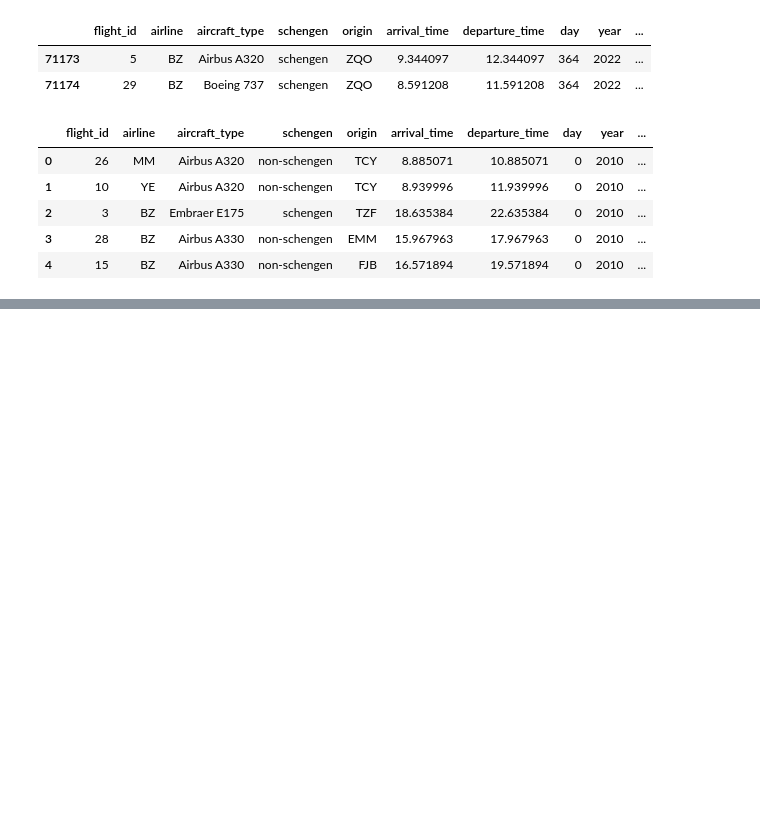
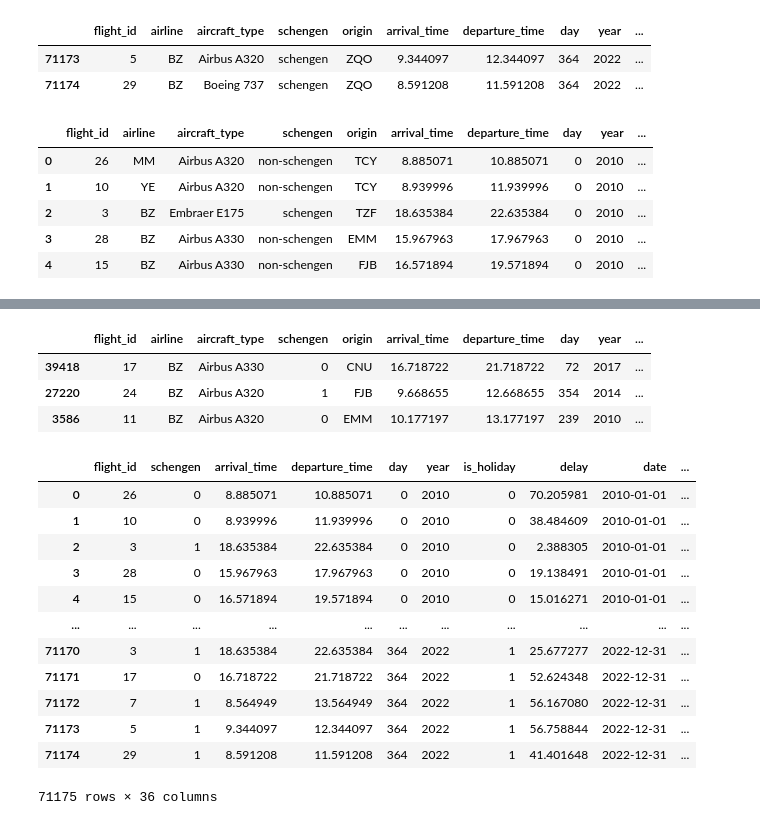
Before and after one commit to cmrondon2000/optimizacion_aeroportuaria, a Jupyter notebook: optimizacion_aeroportuaria.ipynb, the cells around one changed output, grey strips where cells are left out. Saved outputs shown, nothing was run; the diff lists cells and outputs as text; code cells hidden in the pictures; blank space fills up the shorter version.

```diff
--- a/optimizacion_aeroportuaria.ipynb
+++ b/optimizacion_aeroportuaria.ipynb
@@ -191,0 +212,28 @@ datos.head()
+# %%
+datos["schengen"] = datos["schengen"].replace({"non-schengen":0, "schengen":1})
+datos["is_holiday"] = datos["is_holiday"].replace({False:0, True:1})
+datos["is_weekend"] = datos["is_weekend"].replace({False:0, True:1})
+datos.sample(3)
+# %% [output]
+|  | flight_id | airline | aircraft_type | schengen | origin | arrival_time | departure_time | day | year | ... |
+| 39418 | 17 | BZ | Airbus A330 | 0 | CNU | 16.718722 | 21.718722 | 72 | 2017 | ... |
+| 27220 | 24 | BZ | Airbus A320 | 1 | FJB | 9.668655 | 12.668655 | 354 | 2014 | ... |
+| 3586 | 11 | BZ | Airbus A320 | 0 | EMM | 10.177197 | 13.177197 | 239 | 2010 | ... |
+# %%
+categoricas = ["airline","aircraft_type","origin","day_name"]
+
+pd.get_dummies(data = datos, columns=categoricas, dtype = int)
+# %% [output]
+|  | flight_id | schengen | arrival_time | departure_time | day | year | is_holiday | delay | date | ... |
+| 0 | 26 | 0 | 8.885071 | 10.885071 | 0 | 2010 | 0 | 70.205981 | 2010-01-01 | ... |
+| 1 | 10 | 0 | 8.939996 | 11.939996 | 0 | 2010 | 0 | 38.484609 | 2010-01-01 | ... |
+| 2 | 3 | 1 | 18.635384 | 22.635384 | 0 | 2010 | 0 | 2.388305 | 2010-01-01 | ... |
+| 3 | 28 | 0 | 15.967963 | 17.967963 | 0 | 2010 | 0 | 19.138491 | 2010-01-01 | ... |
+| 4 | 15 | 0 | 16.571894 | 19.571894 | 0 | 2010 | 0 | 15.016271 | 2010-01-01 | ... |
+| ... | ... | ... | ... | ... | ... | ... | ... | ... | ... | ... |
+| 71170 | 3 | 1 | 18.635384 | 22.635384 | 364 | 2022 | 1 | 25.677277 | 2022-12-31 | ... |
+| 71171 | 17 | 0 | 16.718722 | 21.718722 | 364 | 2022 | 1 | 52.624348 | 2022-12-31 | ... |
+| 71172 | 7 | 1 | 8.564949 | 13.564949 | 364 | 2022 | 1 | 56.167080 | 2022-12-31 | ... |
+| 71173 | 5 | 1 | 9.344097 | 12.344097 | 364 | 2022 | 1 | 56.758844 | 2022-12-31 | ... |
+| 71174 | 29 | 1 | 8.591208 | 11.591208 | 364 | 2022 | 1 | 41.401648 | 2022-12-31 | ... |
+71175 rows × 36 columns
```
Also changed, not shown: parts of 5 cells of this notebook.
